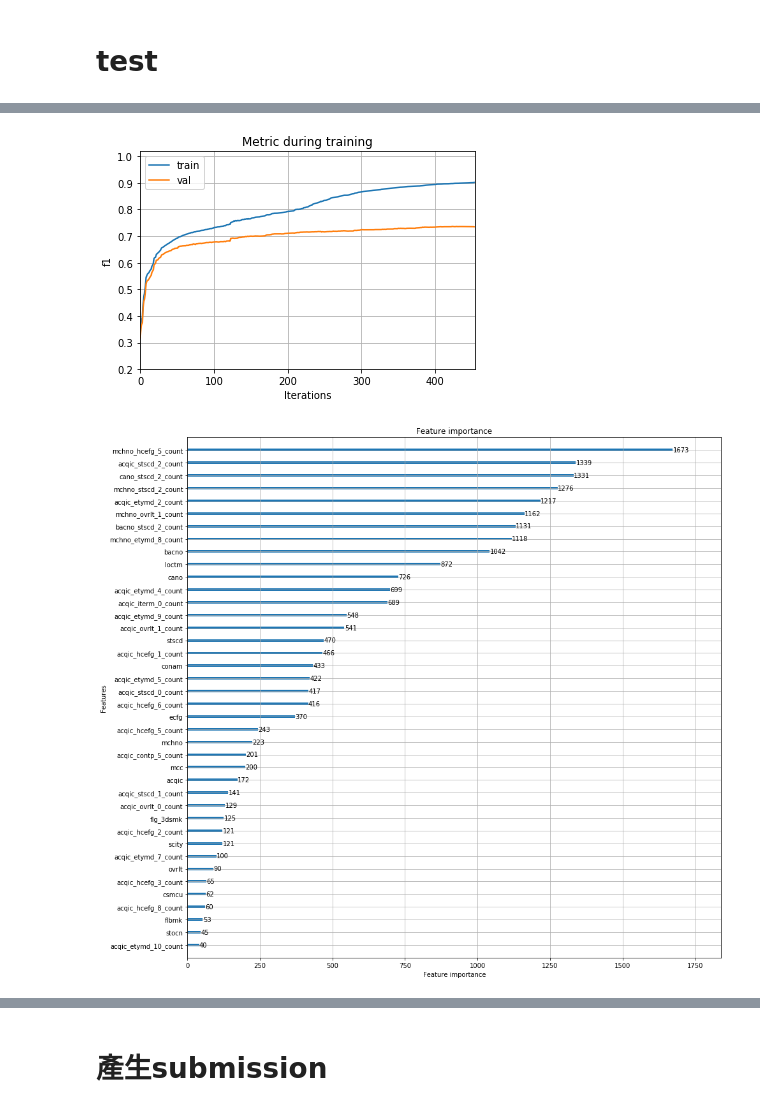
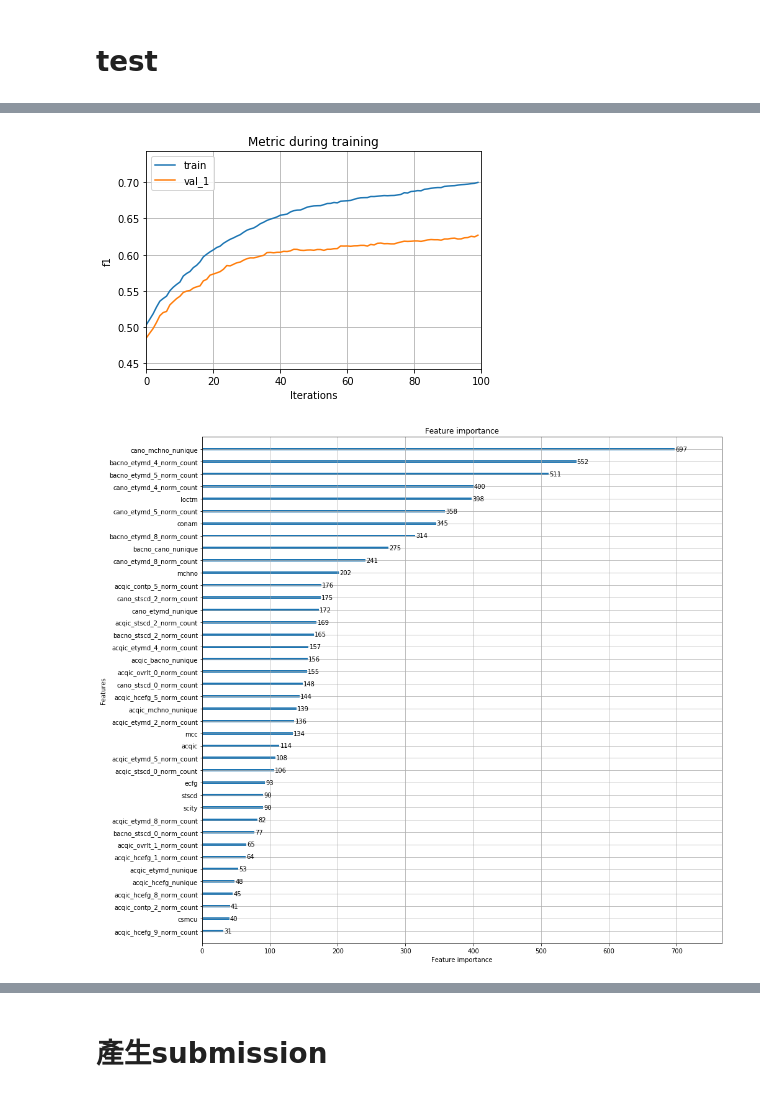
Before and after one commit to skywalker0803r/Ricky, a Jupyter notebook: 玉山AI比賽_modeling.ipynb, the cells around one changed output, grey strips where cells are left out. Cells and saved outputs as stored; diff of their text form; code cells hidden in the pictures.

```diff
--- a/玉山AI比賽_modeling.ipynb
+++ b/玉山AI比賽_modeling.ipynb
@@ -62,0 +96,5 @@ print(len([y_name]),[y_name])
+# %%
+print(len(features))
+features.remove('bacno')
+features.remove('cano')
+print(len(features))
@@ -62,0 +104,5 @@ print(len([y_name]),[y_name])
+# %%
+print(len(cat_features))
+cat_features.remove('bacno')
+cat_features.remove('cano')
+print(len(cat_features))
@@ -65,6 +114,8 @@ print(len([y_name]),[y_name])
 # %%
 from sklearn.model_selection import train_test_split
-train,val = train_test_split(train ,test_size=0.2 ,random_state=42)
+train ,val = train_test_split(train[features+[y_name]] ,test_size=0.3 ,random_state=42)
+val_1 ,val_2 = train_test_split(val[features+[y_name]] ,test_size=0.5 ,random_state=42)
 print(train.shape)
-print(val.shape)
+print(val_1.shape)
+print(val_2.shape)
 # %% [output]
@@ -84,16 +156,16 @@ def lgb_f1_score(y_hat, data):
     y_hat = np.round(y_hat)
     return 'f1', f1_score(y_true, y_hat), True
 
-# 超參數
+# 定義超參數
 parameters = {
     'boosting_type':'gbdt',
     'n_estimators':100,
     'objective': 'cross_entropy',
     'metric': 'cross_entropy',
-    'num_iterations': 500,
+    'num_iterations': 100,
     'learning_rate': 0.1,
-    'max_depth':7,
-    'num_leaves':50,
+    'max_depth': 7,
+    'num_leaves': 2**7-1,
     'feature_fraction': 0.7,
     'tree_learner': 'data',
     "is_unbalance": True,
@@ -103,28 +175,46 @@ parameters = {
 }
 
 # train data
-train_data = lightgbm.Dataset(train[features],
-                              label = train[y_name],
-                              categorical_feature = cat_features)
-# val data
-val_data = lightgbm.Dataset(val[features],
-                            label = val[y_name],
-                            categorical_feature = cat_features)
+train_data = lightgbm.Dataset(train[features],label = train[y_name],categorical_feature=cat_features)
 
-# training
+# val_1_data
+val_1_data = lightgbm.Dataset(val_1[features],label = val_1[y_name],categorical_feature=cat_features)
+
+# model training
 evals_result = {}
 model = lightgbm.train(parameters,
                        train_data,
-                       valid_sets=[val_data, train_data],
-                       valid_names=['val', 'train'],
+                       valid_sets = [val_1_data, train_data],
+                       valid_names = ['val_1','train'],
                        feval = lgb_f1_score,
-                       evals_result = evals_result)
+                       evals_result = evals_result,
+                       )
 
-# plt 1
-lightgbm.plot_metric(evals_result, metric='f1')
-plt.show()
+# plt f1 metric
+try:
+  lightgbm.plot_metric(evals_result, metric='f1')
+  plt.show()
+except:
+  pass
 
-# plt 2
-ax = lightgbm.plot_importance(model, max_num_features=40, figsize=(15,15))
-plt.show()
+# plt features importance
+try:
+  ax = lightgbm.plot_importance(model, max_num_features=40, figsize=(15,15))
+  plt.show()
+except:
+  pass
+
+# plt tree
+try:
+  ax = lightgbm.plot_tree(model,tree_index=3)
+  plt.show()
+except:
+  pass
+
+# plt tree_digraph
+try:
+  graph = lightgbm.create_tree_digraph(model,tree_index=3)
+  graph.render(view=True)
+except:
+  pass
 # %% [output]
@@ -148,2 +238,2 @@ Early stopping, best iteration is:
-[figure, old version]
+[figure, new version]
-[figure, old version]
+[figure, new version]
```
Also changed, not shown: parts of 21 cells of this notebook.
